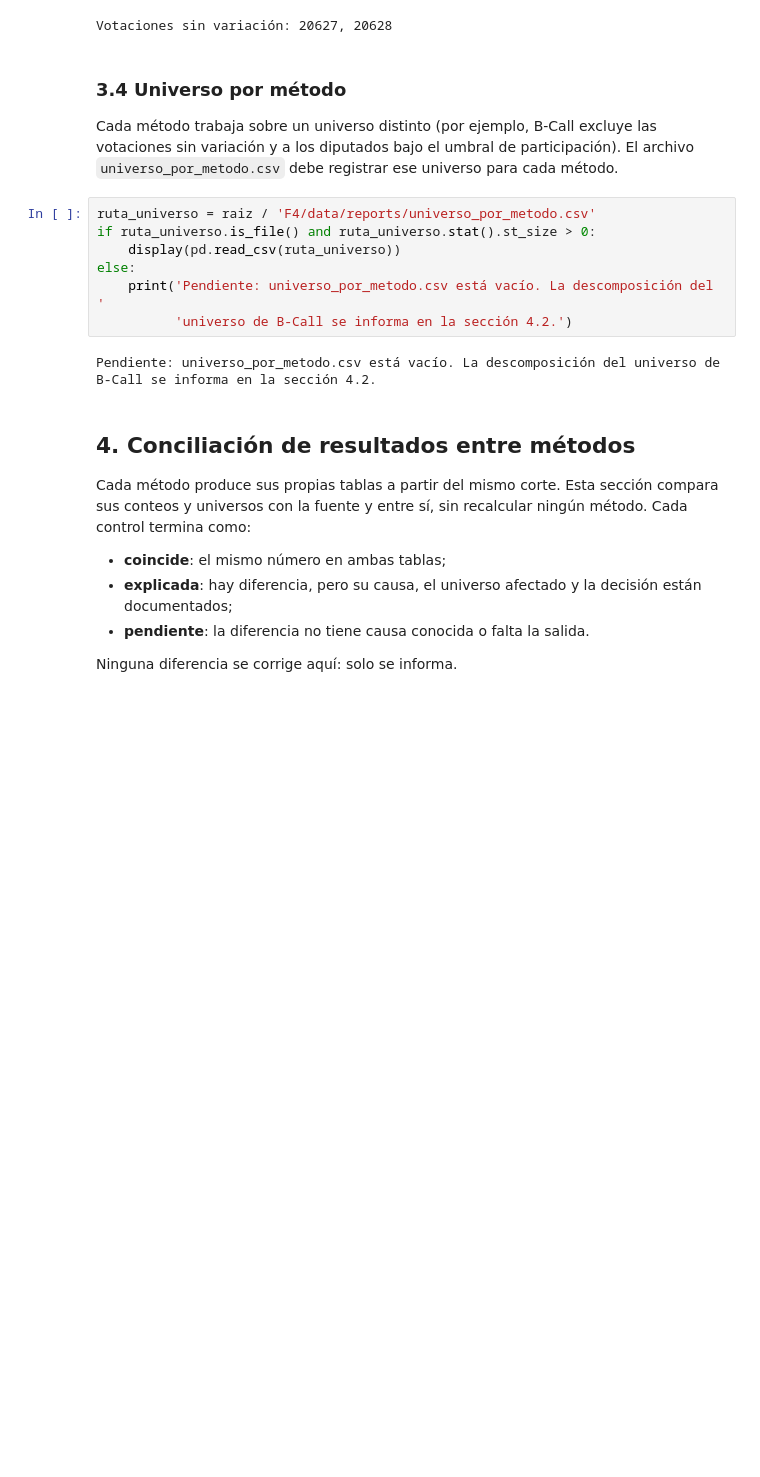
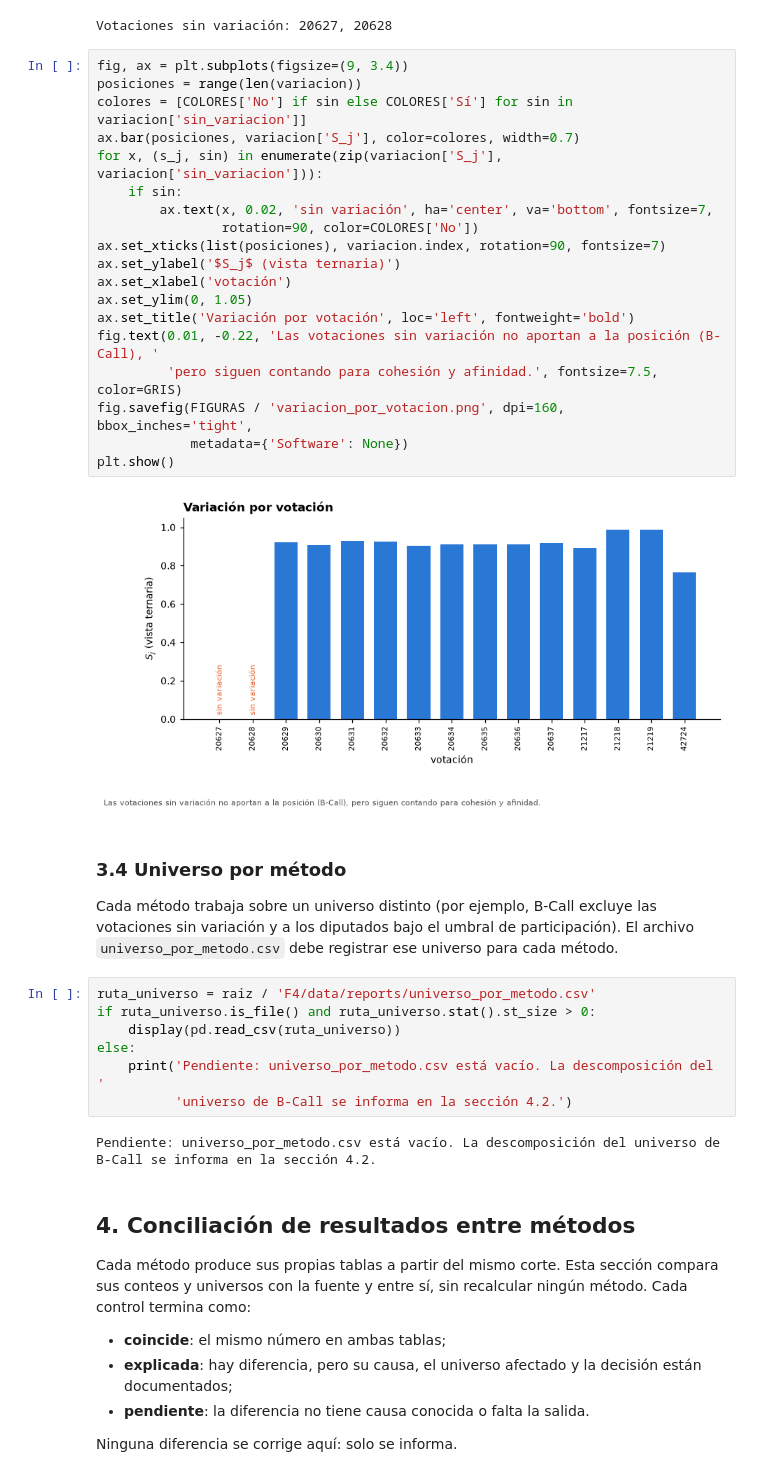
Before and after one commit to joserodriguezc/grupo_1_programacion_ciencia_datos, a Jupyter notebook: F4/notebooks/F4_01_datos_y_cobertura.ipynb, the cells around one changed output. Cells and saved outputs as stored; diff of their text form; blank space fills up the shorter version.

```diff
--- a/F4/notebooks/F4_01_datos_y_cobertura.ipynb
+++ b/F4/notebooks/F4_01_datos_y_cobertura.ipynb
@@ -466,6 +505,27 @@ print('Votaciones sin variación:',
 | 21219 | 2023-05-08 19:18:45 | 135 | 3 | 0.1111 | 0.9863 | False |
 | 42724 | 2024-08-26 19:03:25 | 123 | 3 | 0.3496 | 0.7649 | False |
 Votaciones sin variación: 20627, 20628
+# %%
+fig, ax = plt.subplots(figsize=(9, 3.4))
+posiciones = range(len(variacion))
+colores = [COLORES['No'] if sin else COLORES['Sí'] for sin in variacion['sin_variacion']]
+ax.bar(posiciones, variacion['S_j'], color=colores, width=0.7)
+for x, (s_j, sin) in enumerate(zip(variacion['S_j'], variacion['sin_variacion'])):
+    if sin:
+        ax.text(x, 0.02, 'sin variación', ha='center', va='bottom', fontsize=7,
+                rotation=90, color=COLORES['No'])
+ax.set_xticks(list(posiciones), variacion.index, rotation=90, fontsize=7)
+ax.set_ylabel('$S_j$ (vista ternaria)')
+ax.set_xlabel('votación')
+ax.set_ylim(0, 1.05)
+ax.set_title('Variación por votación', loc='left', fontweight='bold')
+fig.text(0.01, -0.22, 'Las votaciones sin variación no aportan a la posición (B-Call), '
+         'pero siguen contando para cohesión y afinidad.', fontsize=7.5, color=GRIS)
+fig.savefig(FIGURAS / 'variacion_por_votacion.png', dpi=160, bbox_inches='tight',
+            metadata={'Software': None})
+plt.show()
+# %% [output]
+[figure, added]
 # %% [markdown]
 ### 3.4 Universo por método
 Cada método trabaja sobre un universo distinto (por ejemplo, B-Call excluye las
```
Also changed, not shown: parts of 15 cells of this notebook, 9 other files.
